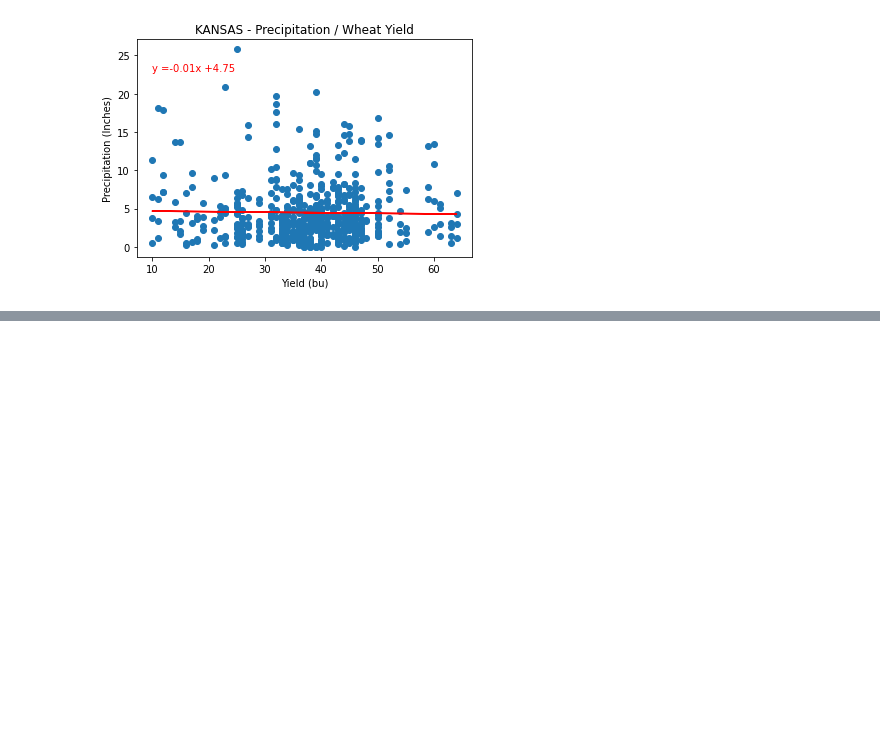
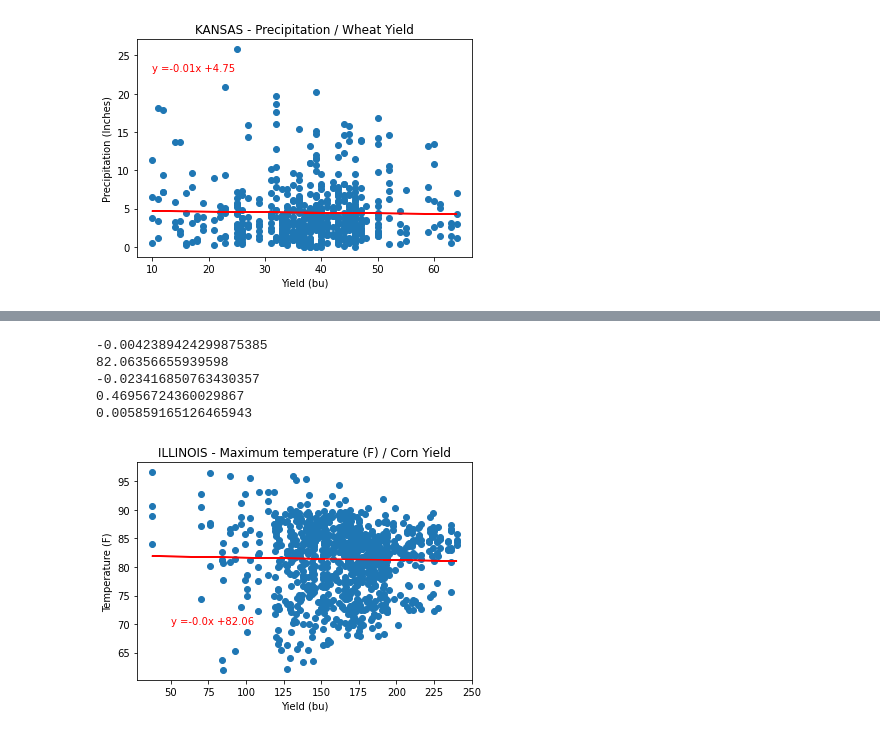
Before and after one commit to nourhamdan/databootcamp_project1, a Jupyter notebook: Project1_pt3.ipynb, the cells around one changed output, grey strips where cells are left out. Saved outputs shown, nothing was run; the diff lists cells and outputs as text; code cells hidden in the pictures; blank space fills up the shorter version.

```diff
--- a/Project1_pt3.ipynb
+++ b/Project1_pt3.ipynb
@@ -882,0 +909,26 @@ print(stderr)
+# %%
+x_axis = corn_il["Corn Yield"]
+y_axis = corn_il['Maximum temperature (F)']
+# %%
+plt.scatter(x_axis, y_axis)
+plt.title('ILLINOIS - Maximum temperature (F) / Corn Yield')
+plt.xlabel("Yield (bu)")
+plt.ylabel('Temperature (F)')
+(slope,intercept, rvalue, pvalue,stderr)  = st.linregress(x_axis, y_axis)
+regress_values = x_axis * slope + intercept
+line_eq = 'y =' +str(round(slope,2)) + "x +" + str(round(intercept,2))
+plt.annotate(line_eq,(50,70), fontsize =10, color="red")
+plt.plot(x_axis,regress_values, color = 'red')
+plt.savefig("corn_il1")
+print(slope)
+print(intercept)
+print(rvalue)
+print(pvalue)
+print(stderr)
+# %% [output]
+-0.0042389424299875385
+82.06356655939598
+-0.023416850763430357
+0.46956724360029867
+0.005859165126465943
+[figure, added]
```
Also changed, not shown: parts of 27 cells of this notebook.
